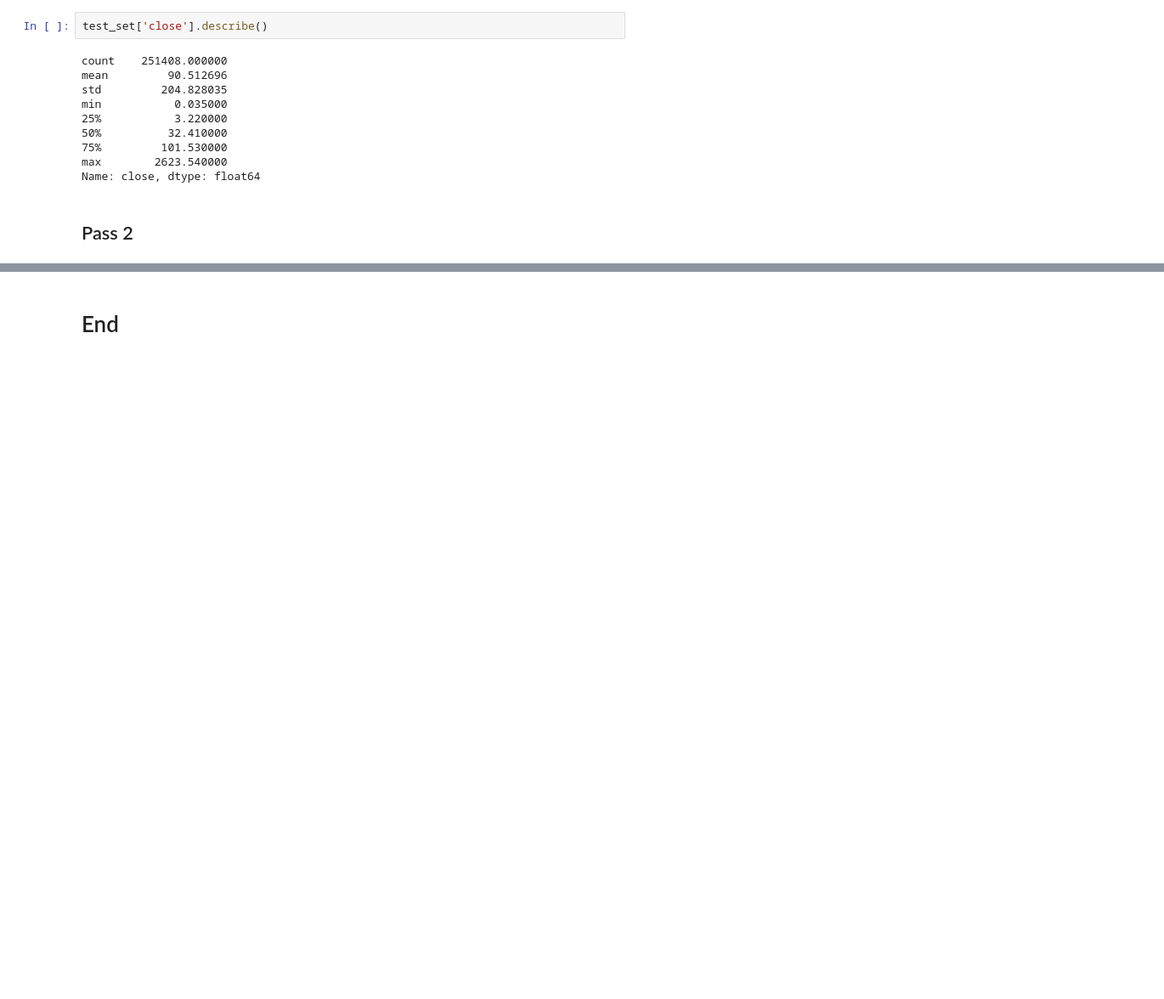
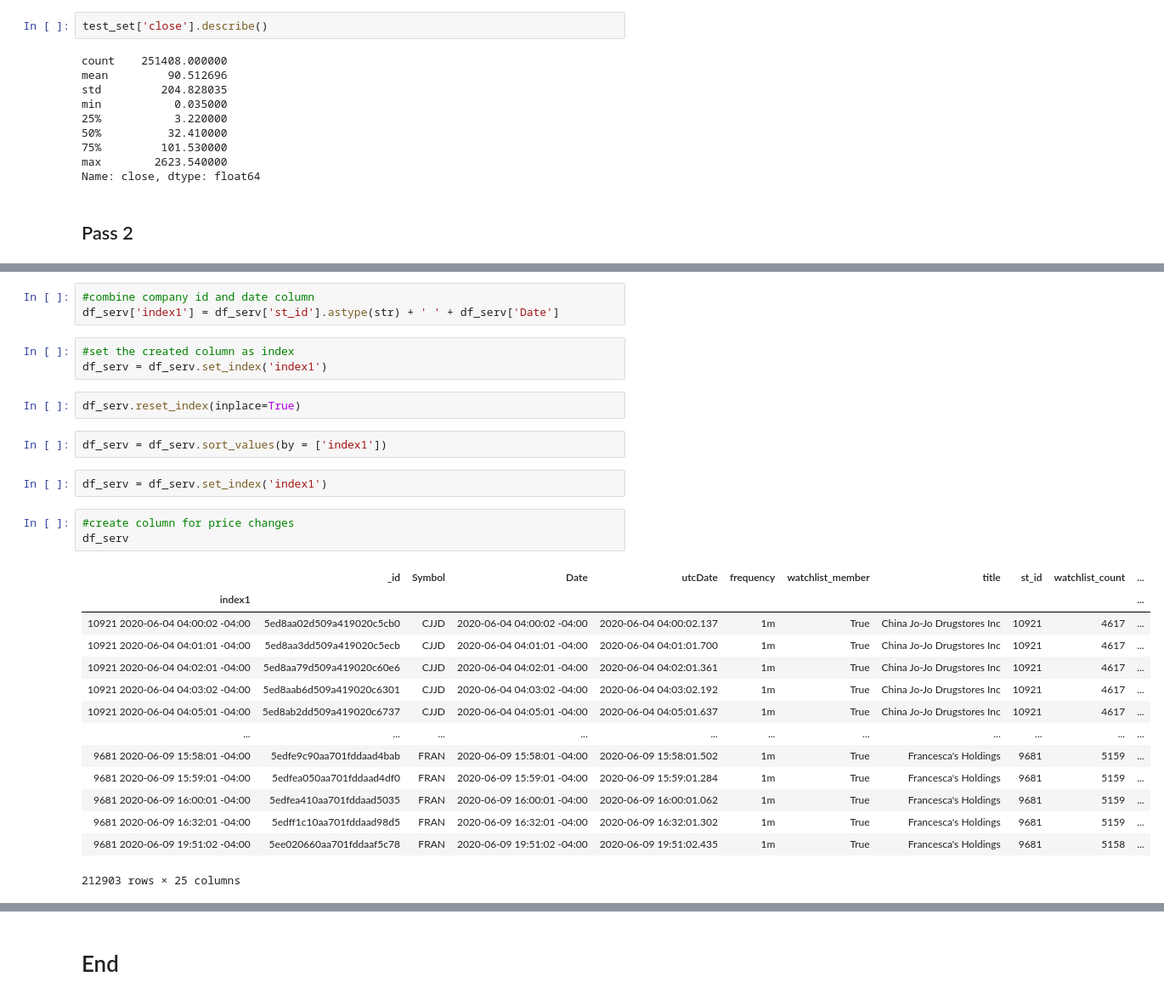
Before and after one commit to jcanque777/stock_market_data_prediction, a Jupyter notebook: msft_data.ipynb, the cells around one changed output, grey strips where cells are left out. Shown: that part at 85% size. Saved outputs shown, nothing was run; the diff lists cells and outputs as text; blank space fills up the shorter version.

Commit message:
combine company id and date column

```diff
--- a/msft_data.ipynb
+++ b/msft_data.ipynb
@@ -1271,0 +1353,30 @@ Name: close, dtype: float64
+# %%
+#combine company id and date column
+df_serv['index1'] = df_serv['st_id'].astype(str) + ' ' + df_serv['Date']
+# %%
+#set the created column as index
+df_serv = df_serv.set_index('index1')
+# %%
+df_serv.reset_index(inplace=True)
+# %%
+df_serv = df_serv.sort_values(by = ['index1'])
+# %%
+df_serv = df_serv.set_index('index1')
+# %%
+#create column for price changes
+df_serv
+# %% [output]
+|  | _id | Symbol | Date | utcDate | frequency | watchlist_member | title | st_id | watchlist_count | ... |
+| index1 |  |  |  |  |  |  |  |  |  | ... |
+| 10921 2020-06-04 04:00:02 -04:00 | 5ed8aa02d509a419020c5cb0 | CJJD | 2020-06-04 04:00:02 -04:00 | 2020-06-04 04:00:02.137 | 1m | True | China Jo-Jo Drugstores Inc | 10921 | 4617 | ... |
+| 10921 2020-06-04 04:01:01 -04:00 | 5ed8aa3dd509a419020c5ecb | CJJD | 2020-06-04 04:01:01 -04:00 | 2020-06-04 04:01:01.700 | 1m | True | China Jo-Jo Drugstores Inc | 10921 | 4617 | ... |
+| 10921 2020-06-04 04:02:01 -04:00 | 5ed8aa79d509a419020c60e6 | CJJD | 2020-06-04 04:02:01 -04:00 | 2020-06-04 04:02:01.361 | 1m | True | China Jo-Jo Drugstores Inc | 10921 | 4617 | ... |
+| 10921 2020-06-04 04:03:02 -04:00 | 5ed8aab6d509a419020c6301 | CJJD | 2020-06-04 04:03:02 -04:00 | 2020-06-04 04:03:02.192 | 1m | True | China Jo-Jo Drugstores Inc | 10921 | 4617 | ... |
+| 10921 2020-06-04 04:05:01 -04:00 | 5ed8ab2dd509a419020c6737 | CJJD | 2020-06-04 04:05:01 -04:00 | 2020-06-04 04:05:01.637 | 1m | True | China Jo-Jo Drugstores Inc | 10921 | 4617 | ... |
+| ... | ... | ... | ... | ... | ... | ... | ... | ... | ... | ... |
+| 9681 2020-06-09 15:58:01 -04:00 | 5edfe9c90aa701fddaad4bab | FRAN | 2020-06-09 15:58:01 -04:00 | 2020-06-09 15:58:01.502 | 1m | True | Francesca's Holdings | 9681 | 5159 | ... |
+| 9681 2020-06-09 15:59:01 -04:00 | 5edfea050aa701fddaad4df0 | FRAN | 2020-06-09 15:59:01 -04:00 | 2020-06-09 15:59:01.284 | 1m | True | Francesca's Holdings | 9681 | 5159 | ... |
+| 9681 2020-06-09 16:00:01 -04:00 | 5edfea410aa701fddaad5035 | FRAN | 2020-06-09 16:00:01 -04:00 | 2020-06-09 16:00:01.062 | 1m | True | Francesca's Holdings | 9681 | 5159 | ... |
+| 9681 2020-06-09 16:32:01 -04:00 | 5edff1c10aa701fddaad98d5 | FRAN | 2020-06-09 16:32:01 -04:00 | 2020-06-09 16:32:01.302 | 1m | True | Francesca's Holdings | 9681 | 5159 | ... |
+| 9681 2020-06-09 19:51:02 -04:00 | 5ee020660aa701fddaaf5c78 | FRAN | 2020-06-09 19:51:02 -04:00 | 2020-06-09 19:51:02.435 | 1m | True | Francesca's Holdings | 9681 | 5158 | ... |
+212903 rows × 25 columns
```
Also changed, not shown: parts of 16 cells of this notebook.
